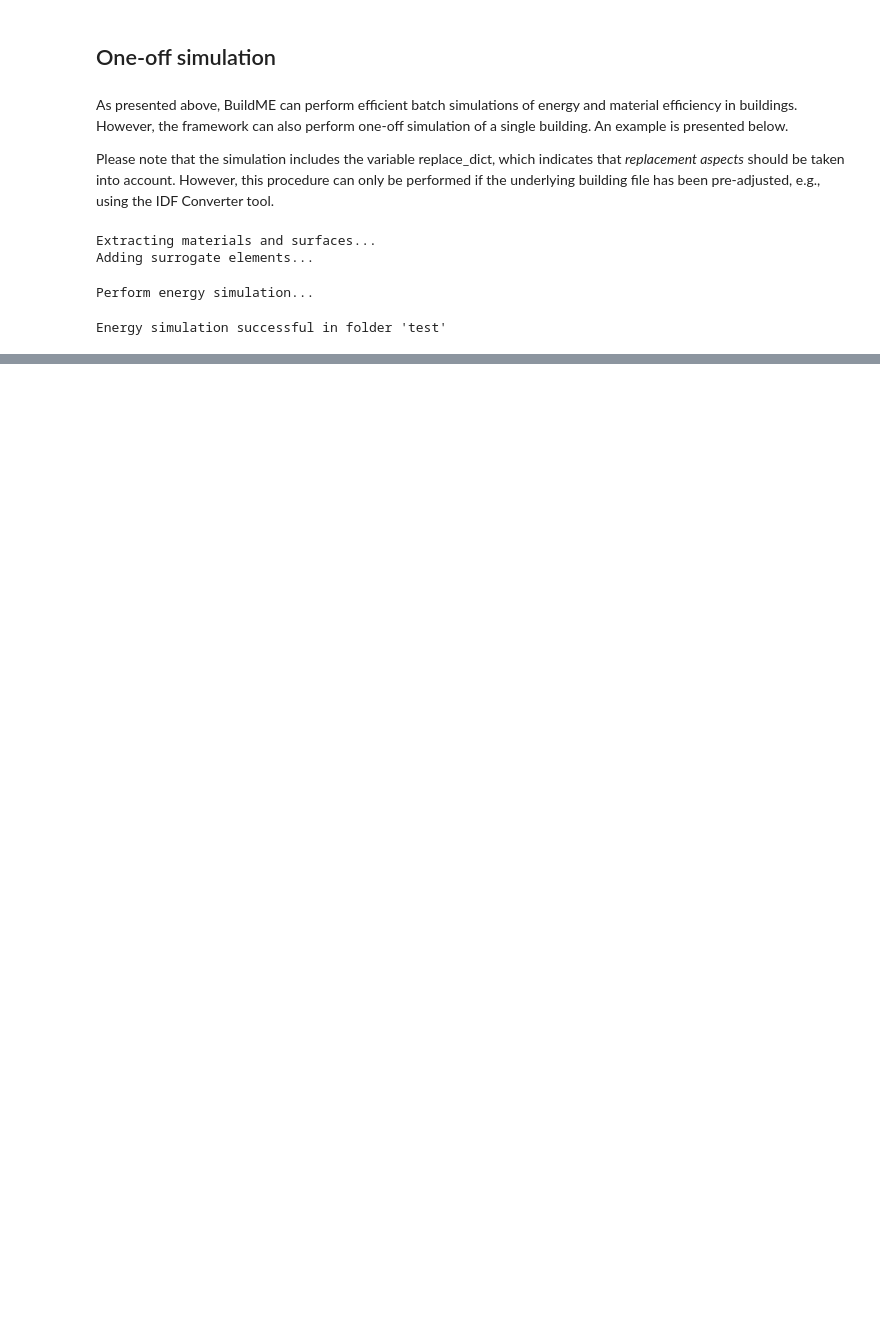
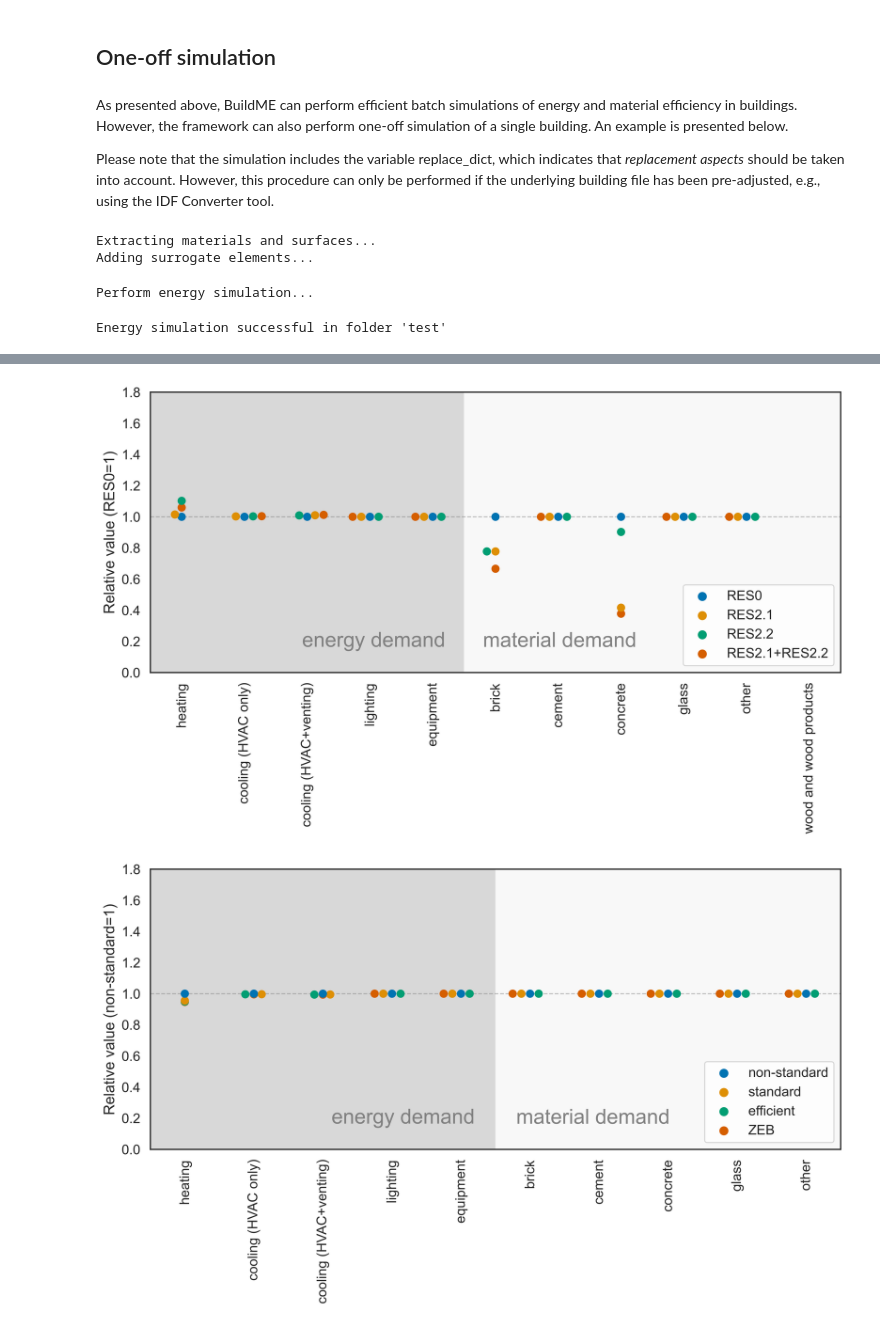
Before and after one commit to NTNU-IndEcol/BuildME, a Jupyter notebook: tutorial_buildme.ipynb, the cells around one changed output, grey strips where cells are left out. Saved outputs shown, nothing was run; the diff lists cells and outputs as text; code cells hidden in the pictures; blank space fills up the shorter version.

```diff
--- a/tutorial_buildme.ipynb
+++ b/tutorial_buildme.ipynb
@@ -212,0 +426,51 @@ Energy simulation successful in folder 'test'
+# %%
+"""df = df1_max
+fig = plt.figure(figsize=(12,5))
+ax = sns.swarmplot(data=df, x='Category', y='Value', hue='res', size=8)
+ax.tick_params(axis='x', labelrotation=90)
+ax.set_ylim(0,1.1)
+ax.legend(loc='lower right')
+plt.show()"""
+
+df = df1_res0
+fig = plt.figure(figsize=(12,5))
+fig.set_dpi(600)
+ax = sns.swarmplot(data=df, x='Category', y='Value', hue='res', size=8)
+ax.tick_params(axis='x', labelrotation=90)
+ax.set_ylabel('Relative value (RES0=1)')
+ax.set_xlabel('')
+ax.set_ylim(0,1.8)
+ax.legend(loc='lower right')
+plt.axvspan(-0.5, df_ene['Category'].nunique()-0.5, facecolor='grey', alpha=0.3)
+plt.axvspan(df_ene['Category'].nunique()-0.5, 15, facecolor='grey', alpha=0.05)
+plt.text(df_ene['Category'].nunique()-0.8, 0.2, 'energy demand', color='grey', fontsize=20, horizontalalignment='right', verticalalignment='center')
+plt.text(df_ene['Category'].nunique()-0.2, 0.2, 'material demand', color='grey', fontsize=20, horizontalalignment='left', verticalalignment='center')
+plt.axhline(1,color='grey',linestyle='--', linewidth=1, alpha=0.5)
+plt.show()
+
+"""df = df2_max
+fig = plt.figure(figsize=(12,5))
+ax = sns.swarmplot(data=df, x='Category', y='Value', hue='en-std', size=8)
+ax.tick_params(axis='x', labelrotation=90)
+ax.set_ylim(0,1.1)
+ax.legend(loc='lower right')
+plt.show()"""
+
+df = df2_nonstd
+fig = plt.figure(figsize=(12,5))
+fig.set_dpi(600)
+ax = sns.swarmplot(data=df, x='Category', y='Value', hue='en-std', size=8)
+ax.tick_params(axis='x', labelrotation=90)
+ax.set_ylabel('Relative value (non-standard=1)')
+ax.set_xlabel('')
+ax.set_ylim(0,1.8)
+ax.legend(loc='lower right')
+plt.axvspan(-0.5, df_ene['Category'].nunique()-0.5, facecolor='grey', alpha=0.3)
+plt.axvspan(df_ene['Category'].nunique()-0.5, 15, facecolor='grey', alpha=0.05)
+plt.text(df_ene['Category'].nunique()-0.8, 0.2, 'energy demand', color='grey', fontsize=20, horizontalalignment='right', verticalalignment='center')
+plt.text(df_ene['Category'].nunique()-0.2, 0.2, 'material demand', color='grey', fontsize=20, horizontalalignment='left', verticalalignment='center')
+plt.axhline(1,color='grey',linestyle='--', linewidth=1, alpha=0.5)
+plt.show()
+# %% [output]
+[figure, added]
+[figure, added]
```
Also changed, not shown: parts of 16 cells of this notebook.
